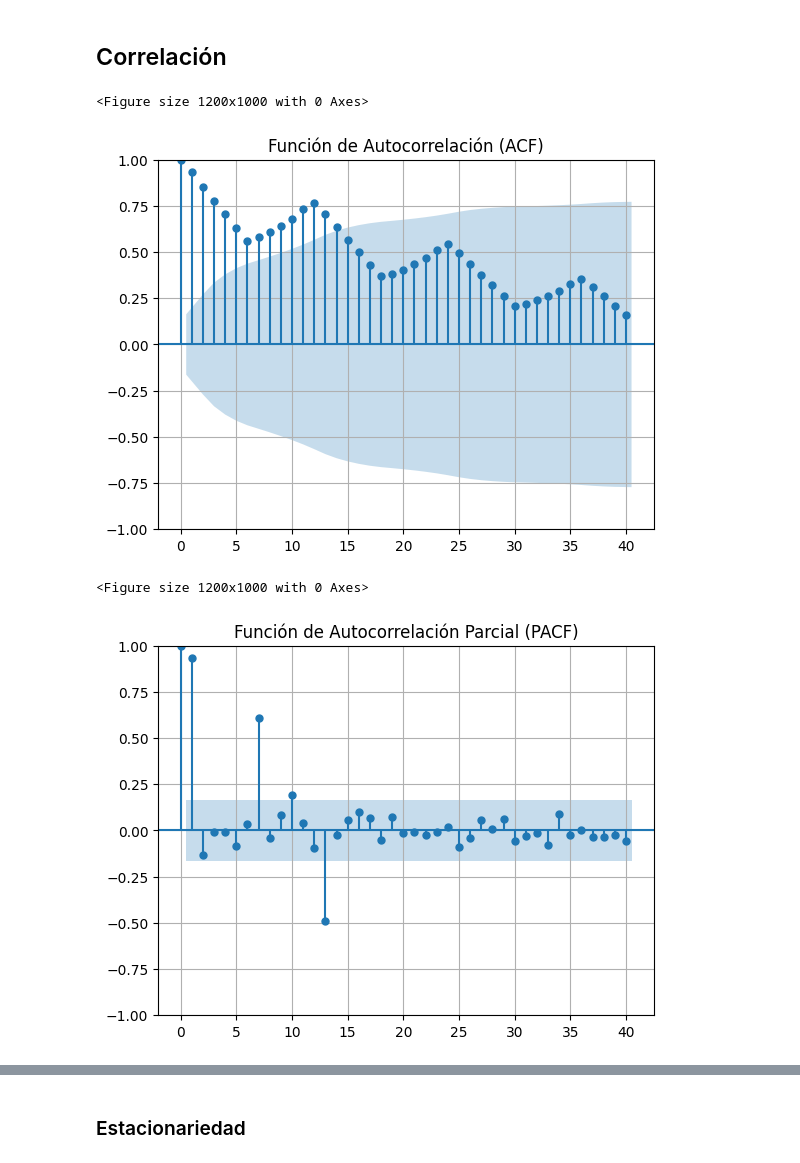
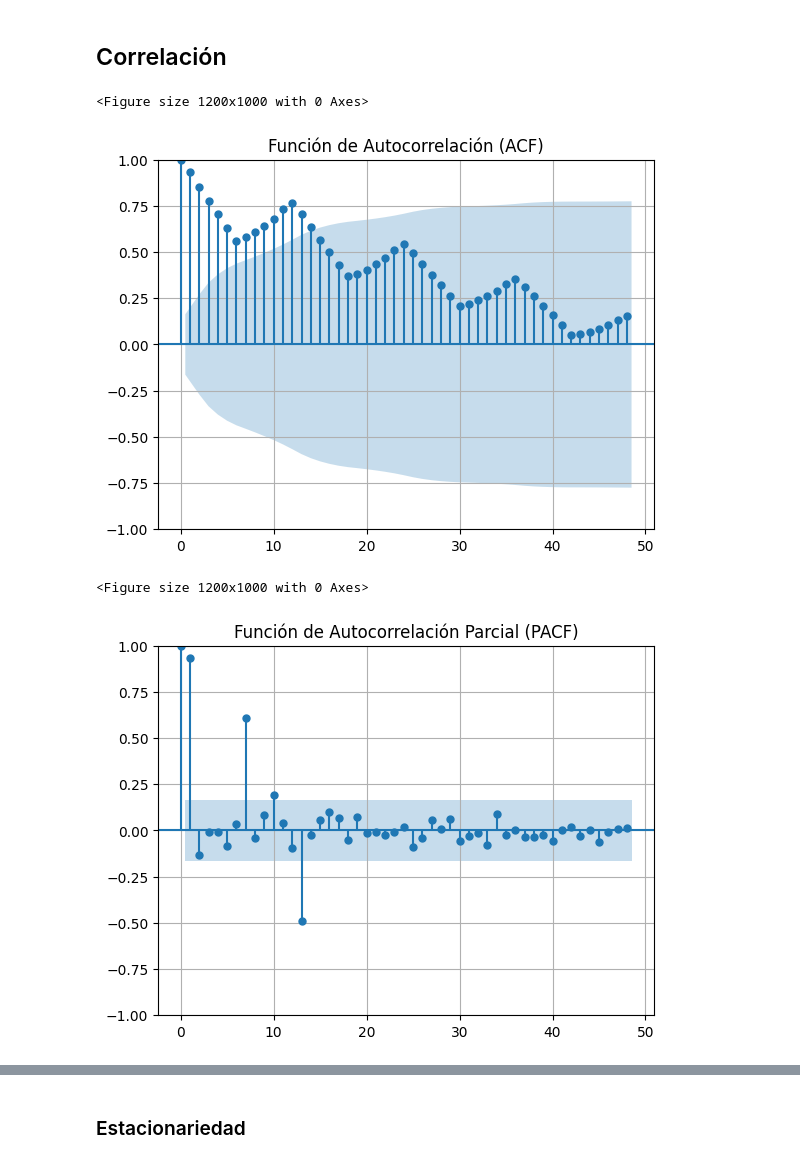
Before and after one commit to ngcarvajall/Lab_series_temporales, a Jupyter notebook: laboratorio-modulo9-leccion02-series-temporales-sarima.ipynb, the cells around one changed output, grey strips where cells are left out. Drawn from its saved outputs; the diff is of its cells as text; code cells hidden in the pictures.

```diff
--- a/laboratorio-modulo9-leccion02-series-temporales-sarima.ipynb
+++ b/laboratorio-modulo9-leccion02-series-temporales-sarima.ipynb
@@ -193,9 +193,10 @@ Month-Year            object
 Number_Trucks_Sold     int64
 dtype: object
 # %%
-df['Month-Year'] = pd.to_datetime(df['Month-Year'], format='%y-%b').dt.strftime('%y-%m')
+df['Month-Year'] = pd.to_datetime(df['Month-Year'], format='%y-%b').dt.to_period('M').dt.to_timestamp()
 # %%
-df['Month-Year'] = pd.to_datetime(df['Month-Year'], format='%y-%m')
+# df['Month-Year'] = pd.to_datetime(df['Month-Year'], format='%y-%b').dt.strftime('%y-%m')
+# df['Month-Year'] = pd.to_datetime(df['Month-Year'], format='%y-%m')
 # %%
 df.dtypes
 # %% [output]
@@ -335,10 +345,10 @@ Existe tendencia a lo largo del tiempo pero a la vez existe estacionalidad, lo q
 # %% [markdown]
 ## Correlación
 # %%
-analisis_st.graficar_acf_pacf(lags=40)
+analisis_st.graficar_acf_pacf(lags=48)
 # %% [output]
 <Figure size 1200x1000 with 0 Axes>
-[figure, old version]
+[figure, new version]
 <Figure size 1200x1000 with 0 Axes>
-[figure, old version]
+[figure, new version]
 # %% [markdown]
```
Also changed, not shown: parts of 5 cells of this notebook.
